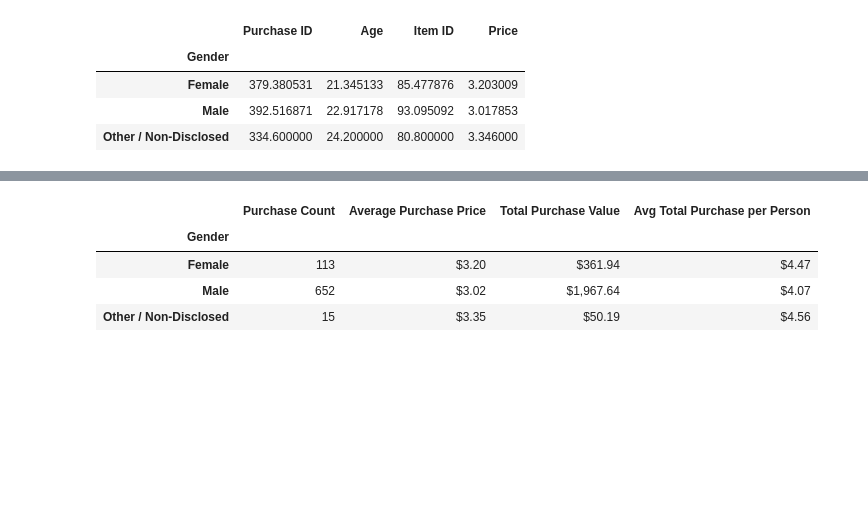
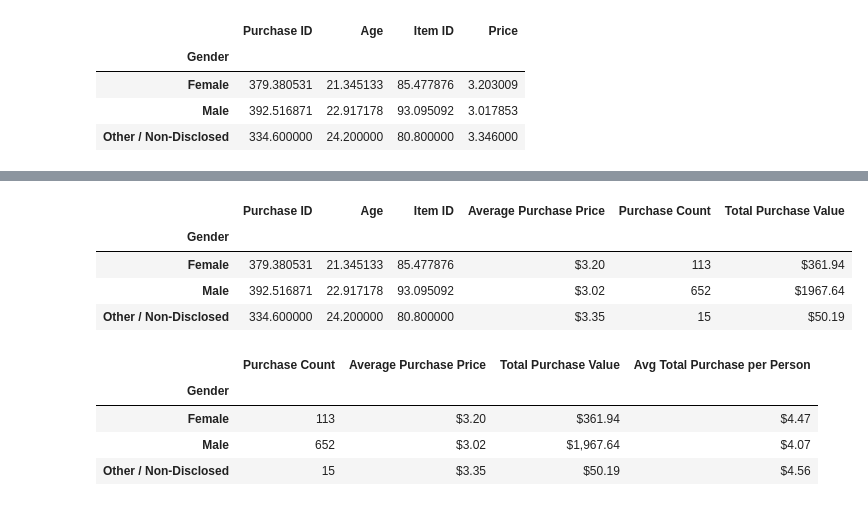
Before and after one commit to lcswsher/pandas_challenge, a Jupyter notebook: Homework_Pandas_Heros_of_Pymoli.ipynb, the cells around one changed output, grey strips where cells are left out. Cells and saved outputs as stored; diff of their text form; code cells hidden in the pictures; blank space fills up the shorter version.

Commit message:
Additional updates to Gender Demographics

```diff
--- a/Homework_Pandas_Heros_of_Pymoli.ipynb
+++ b/Homework_Pandas_Heros_of_Pymoli.ipynb
@@ -168,0 +178,3 @@ purch_analysis_df_price_avg
+# %%
+purch_analysis_df_price_avg = purch_analysis_df_price_avg.rename(columns={"Price":"Average Purchase Price"})
+purch_analysis_df_price_avg
@@ -168,0 +187,14 @@ purch_analysis_df_price_avg
+# %%
+purch_analysis_df_price_avg["Average Purchase Price"] = purch_analysis_df_price_avg["Average Purchase Price"].map("${:.2f}".format)
+# %%
+purch_analysis_df_price_avg["Total Purchase Value"] = purch_analysis_df_price_sum_df
+# %%
+purch_analysis_df_price_avg["Total Purchase Value"] = purch_analysis_df_price_avg["Total Purchase Value"]
+# %%
+purch_analysis_df_price_avg
+# %% [output]
+|  | Purchase ID | Age | Item ID | Average Purchase Price | Purchase Count | Total Purchase Value |
+| Gender |  |  |  |  |  |  |
+| Female | 379.380531 | 21.345133 | 85.477876 | $3.20 | 113 | $361.94 |
+| Male | 392.516871 | 22.917178 | 93.095092 | $3.02 | 652 | $1967.64 |
+| Other / Non-Disclosed | 334.600000 | 24.200000 | 80.800000 | $3.35 | 15 | $50.19 |
```
Also changed, not shown: parts of 5 cells of this notebook.
